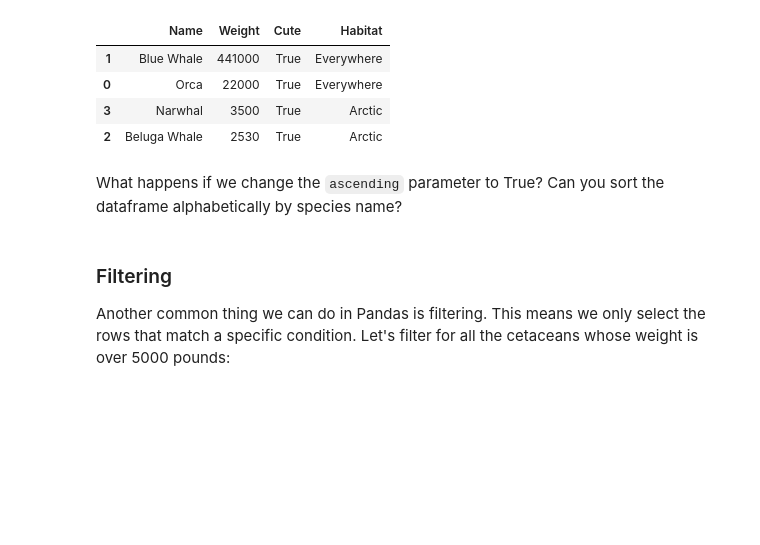
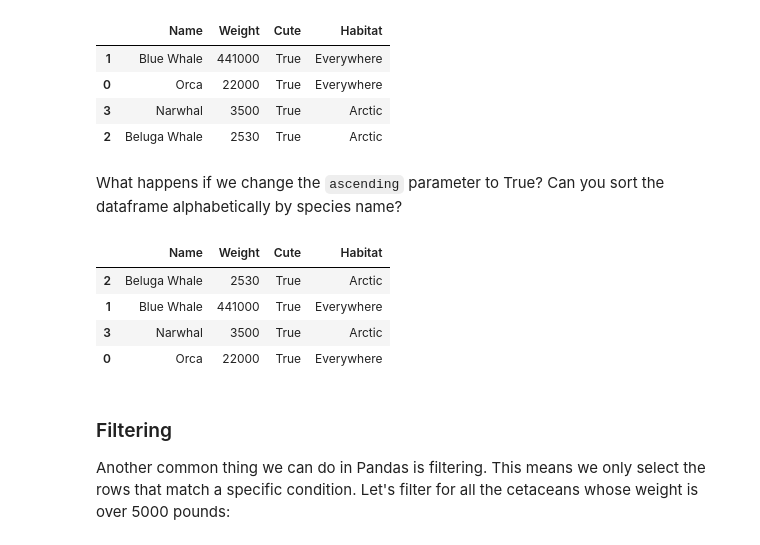
Before and after one commit to rhughes74/CNET5051, a Jupyter notebook: class_08_datascience1.ipynb, the cells around one changed output. Saved outputs shown, nothing was run; the diff lists cells and outputs as text; code cells hidden in the pictures; blank space fills up the shorter version.

```diff
--- a/class_08_datascience1.ipynb
+++ b/class_08_datascience1.ipynb
@@ -75,6 +75,13 @@ What happens if we change the `ascending` parameter to True?
 Can you sort the dataframe alphabetically by species name?
 # %%
 # Your turn!!!
+df.sort_values(by="Name")
+# %% [output]
+|  | Name | Weight | Cute | Habitat |
+| 2 | Beluga Whale | 2530 | True | Arctic |
+| 1 | Blue Whale | 441000 | True | Everywhere |
+| 3 | Narwhal | 3500 | True | Arctic |
+| 0 | Orca | 22000 | True | Everywhere |
 # %% [markdown]
 ### Filtering
 Another common thing we can do in Pandas is filtering. This means we only select the rows that match a specific condition. Let's filter for all the cetaceans whose weight is over 5000 pounds:
```
Also changed, not shown: parts of 15 cells of this notebook, 1 other file.
